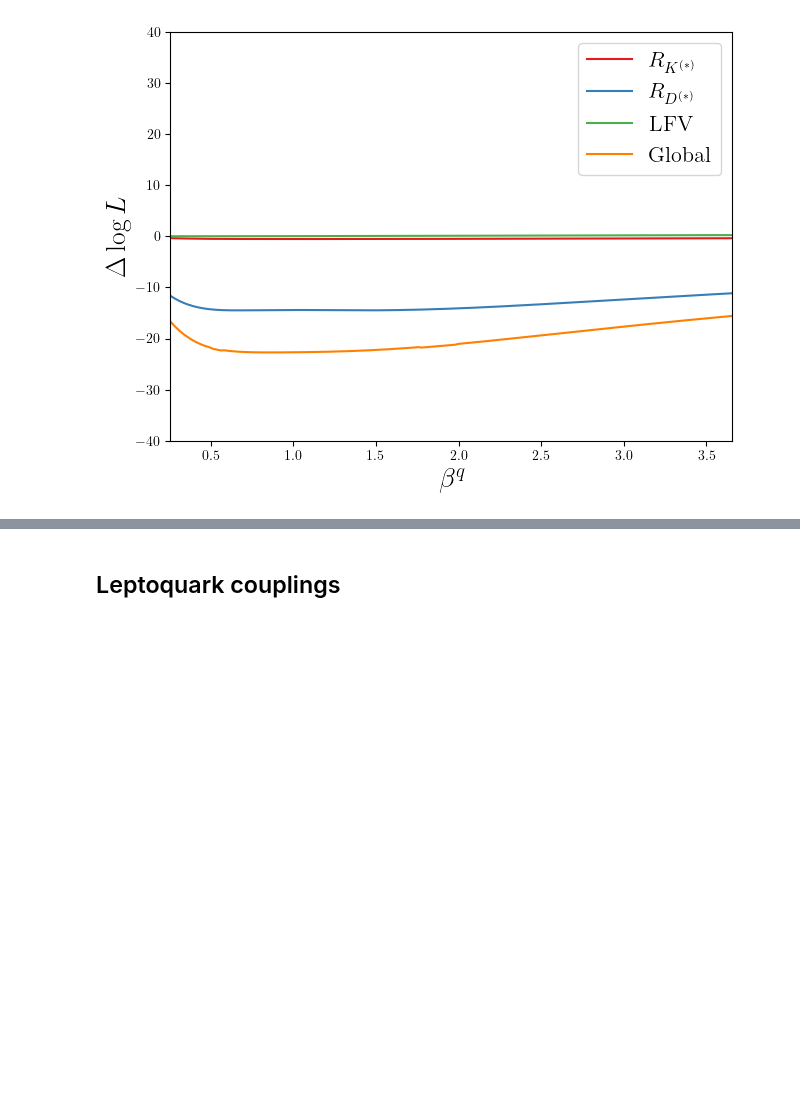
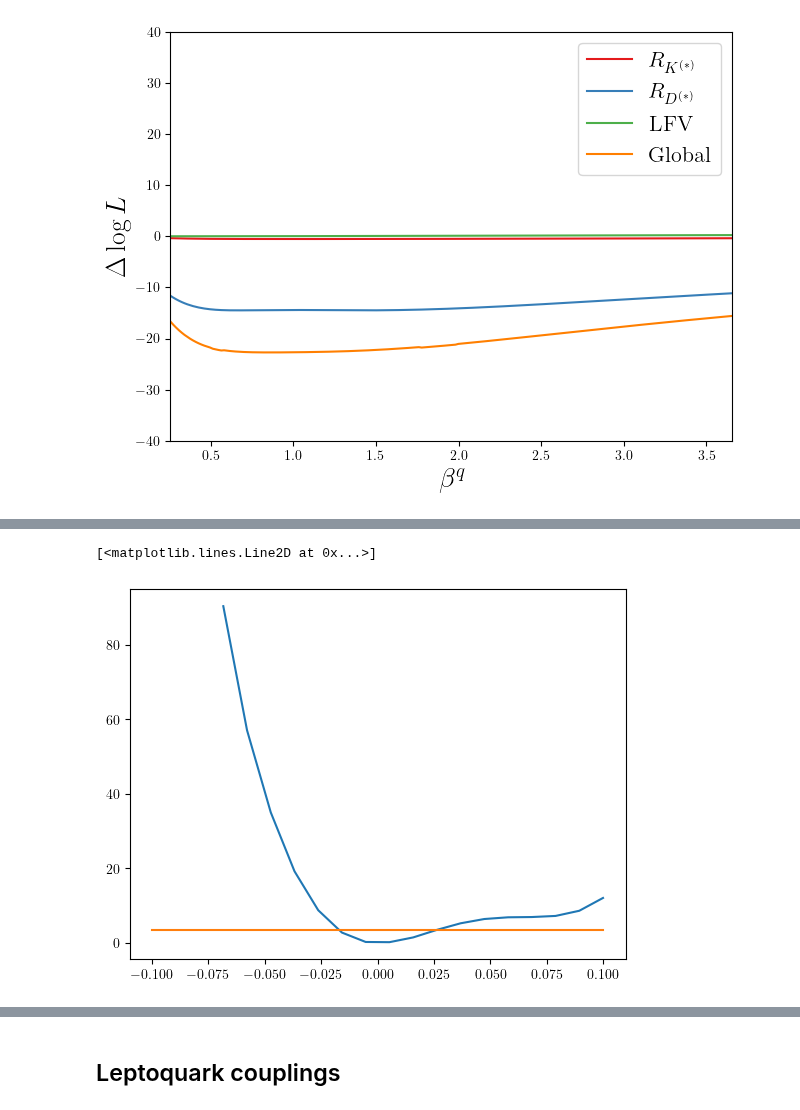
Before and after one commit to Jorge-Alda/SMEFT19-notebooks, a Jupyter notebook: PaperML/01_fits.ipynb, the cells around one changed output, grey strips where cells are left out. Saved outputs shown, nothing was run; the diff lists cells and outputs as text; code cells hidden in the pictures; blank space fills up the shorter version.

```diff
--- a/PaperML/01_fits.ipynb
+++ b/PaperML/01_fits.ipynb
@@ -361,0 +398,10 @@ $\beta^q$
+# %%
+delta_C3 = []
+for err in np.linspace(-0.10, 0.10, 20):
+    delta_C3.append(fit3(np.array(bf3) + np.array([0,err,0]))-L3)
+# %%
+plt.plot(np.linspace(-0.10, 0.10, 20), delta_C3)
+plt.plot([-0.1, 0.1], [dchi, dchi])
+# %% [output]
+[<matplotlib.lines.Line2D at 0x...>]
+[figure, added]
```
Also changed, not shown: parts of 14 cells of this notebook, 2 other files.
